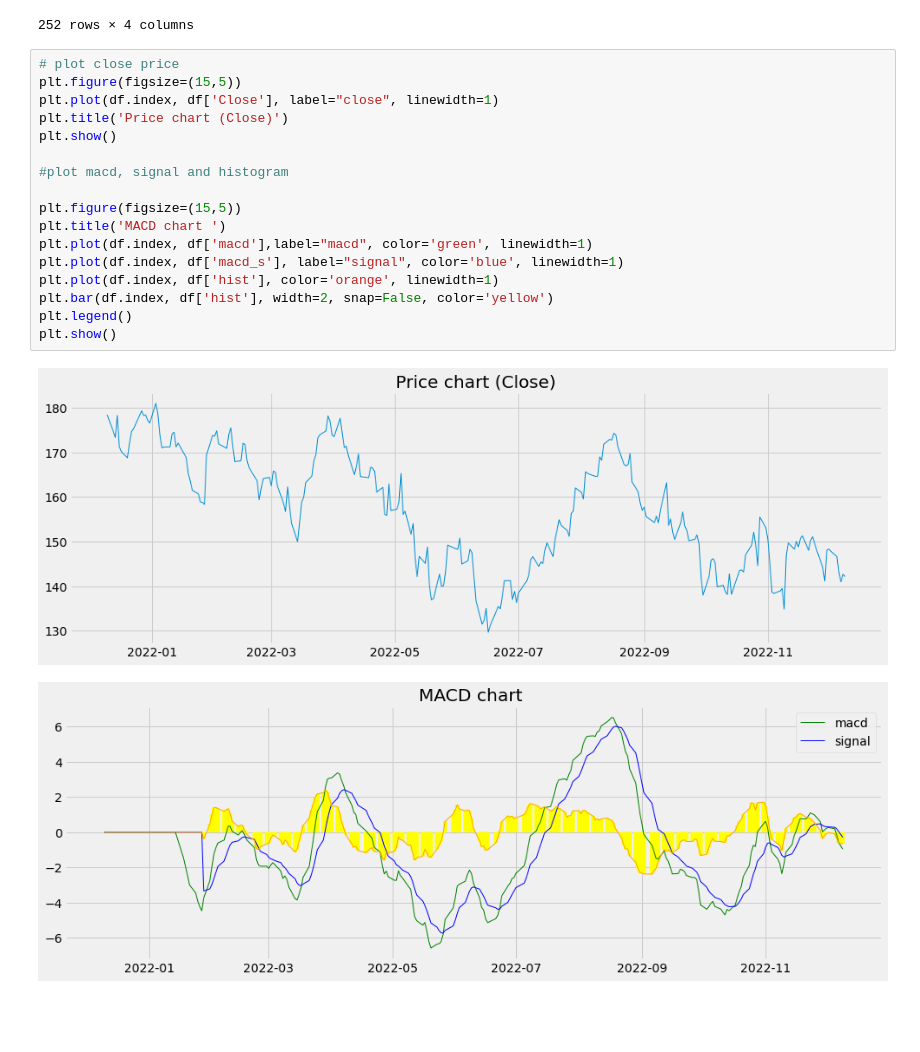
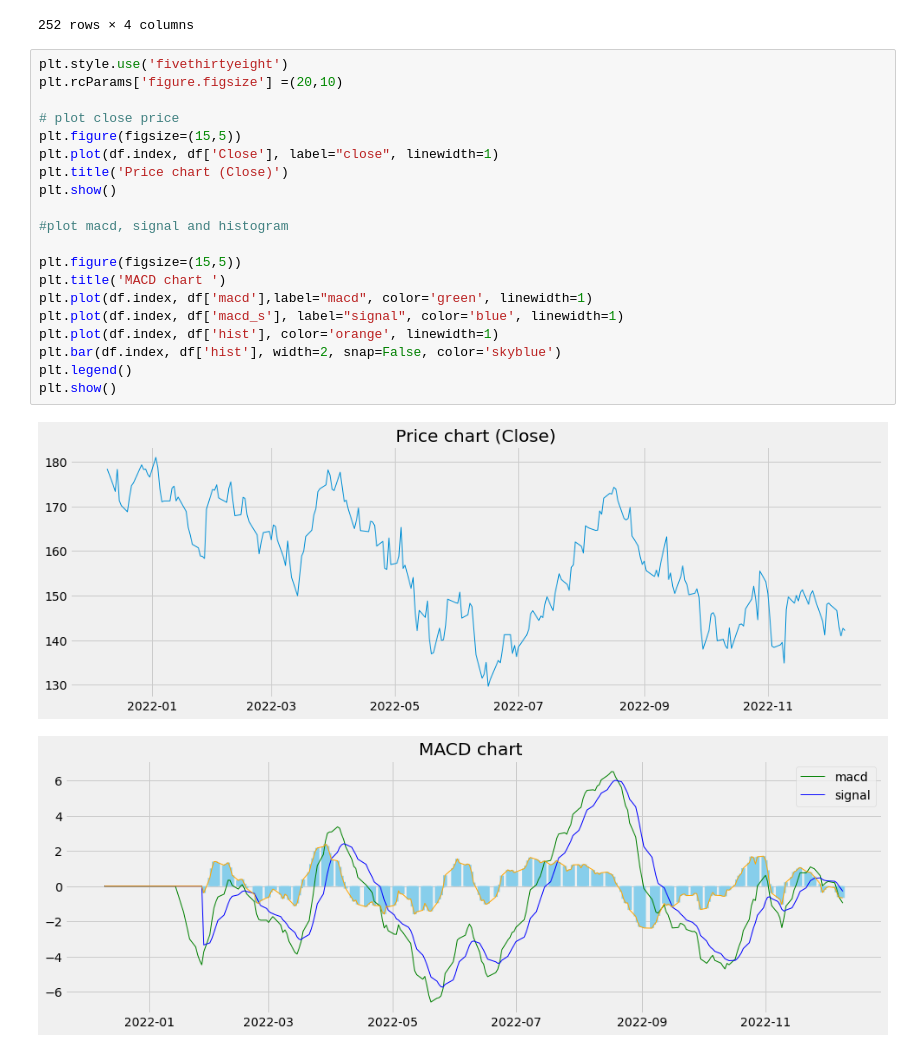
Before and after one commit to binojvr/macd, a Jupyter notebook: macd.ipynb, the cells around one changed output. Cells and saved outputs as stored; diff of their text form; blank space fills up the shorter version.

```diff
--- a/macd.ipynb
+++ b/macd.ipynb
@@ -72,22 +72,25 @@ df
 | 2022-12-09 00:00:00-05:00 | 142.160004 | -0.965817 | -0.295996 | -0.669821 |
 252 rows × 4 columns
 # %%
+plt.style.use('fivethirtyeight')
+plt.rcParams['figure.figsize'] =(20,10)
+
 # plot close price
 plt.figure(figsize=(15,5))
 plt.plot(df.index, df['Close'], label="close", linewidth=1)
 plt.title('Price chart (Close)')
 plt.show()
 
 #plot macd, signal and histogram
 
 plt.figure(figsize=(15,5))
 plt.title('MACD chart ')
 plt.plot(df.index, df['macd'],label="macd", color='green', linewidth=1)
 plt.plot(df.index, df['macd_s'], label="signal", color='blue', linewidth=1)
 plt.plot(df.index, df['hist'], color='orange', linewidth=1)
-plt.bar(df.index, df['hist'], width=2, snap=False, color='yellow')
+plt.bar(df.index, df['hist'], width=2, snap=False, color='skyblue')
 plt.legend()
 plt.show()
 # %% [output]
 [figure]
-[figure, old version]
+[figure, new version]
```
